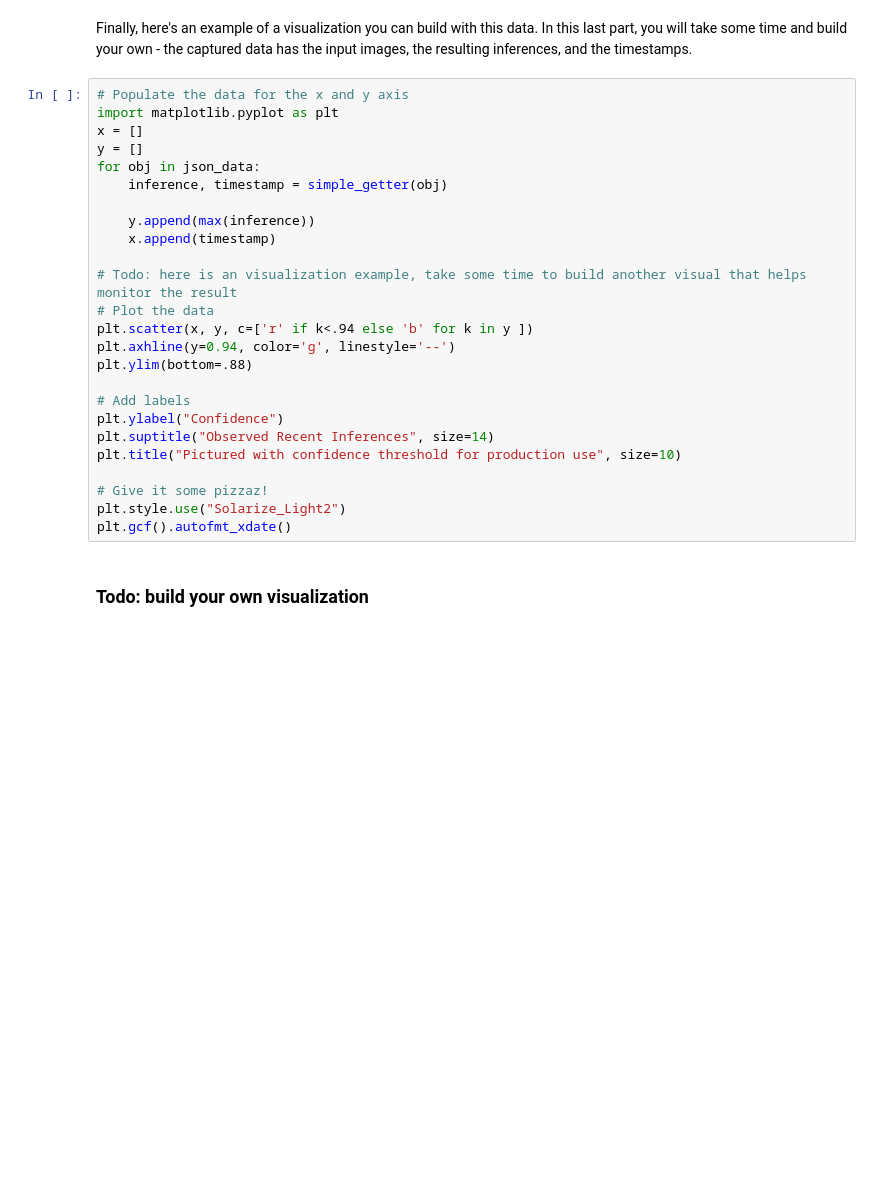
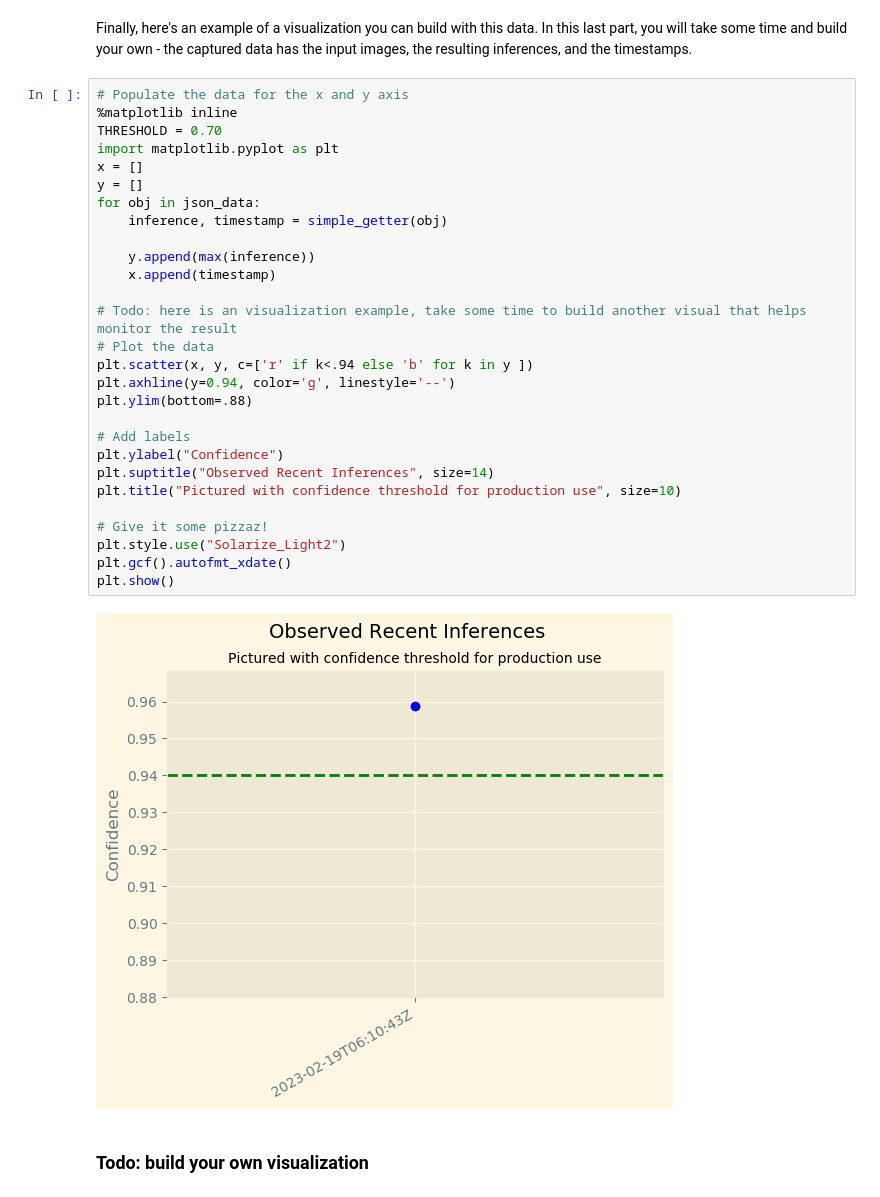
Before and after one commit to ElfCoon/ML_WorkFlow-For-Scones-starter, a Jupyter notebook: ML_WorkFlow-For-Scones-starter.ipynb, the cells around one changed output. Saved outputs shown, nothing was run; the diff lists cells and outputs as text; blank space fills up the shorter version.

```diff
--- a/ML_WorkFlow-For-Scones-starter.ipynb
+++ b/ML_WorkFlow-For-Scones-starter.ipynb
@@ -759,28 +762,33 @@ simple_getter(json_data[0])
 Finally, here's an example of a visualization you can build with this data. In this last part, you will take some time and build your own - the captured data has the input images, the resulting inferences, and the timestamps.
 # %%
 # Populate the data for the x and y axis
+%matplotlib inline
+THRESHOLD = 0.70
 import matplotlib.pyplot as plt
 x = []
 y = []
 for obj in json_data:
     inference, timestamp = simple_getter(obj)
 
     y.append(max(inference))
     x.append(timestamp)
 
 # Todo: here is an visualization example, take some time to build another visual that helps monitor the result
 # Plot the data
 plt.scatter(x, y, c=['r' if k<.94 else 'b' for k in y ])
 plt.axhline(y=0.94, color='g', linestyle='--')
 plt.ylim(bottom=.88)
 
 # Add labels
 plt.ylabel("Confidence")
 plt.suptitle("Observed Recent Inferences", size=14)
 plt.title("Pictured with confidence threshold for production use", size=10)
 
 # Give it some pizzaz!
 plt.style.use("Solarize_Light2")
 plt.gcf().autofmt_xdate()
+plt.show()
+# %% [output]
+[figure, added]
 # %% [markdown]
 ### Todo: build your own visualization
```
Also changed, not shown: parts of 9 cells of this notebook, 1 other file.
